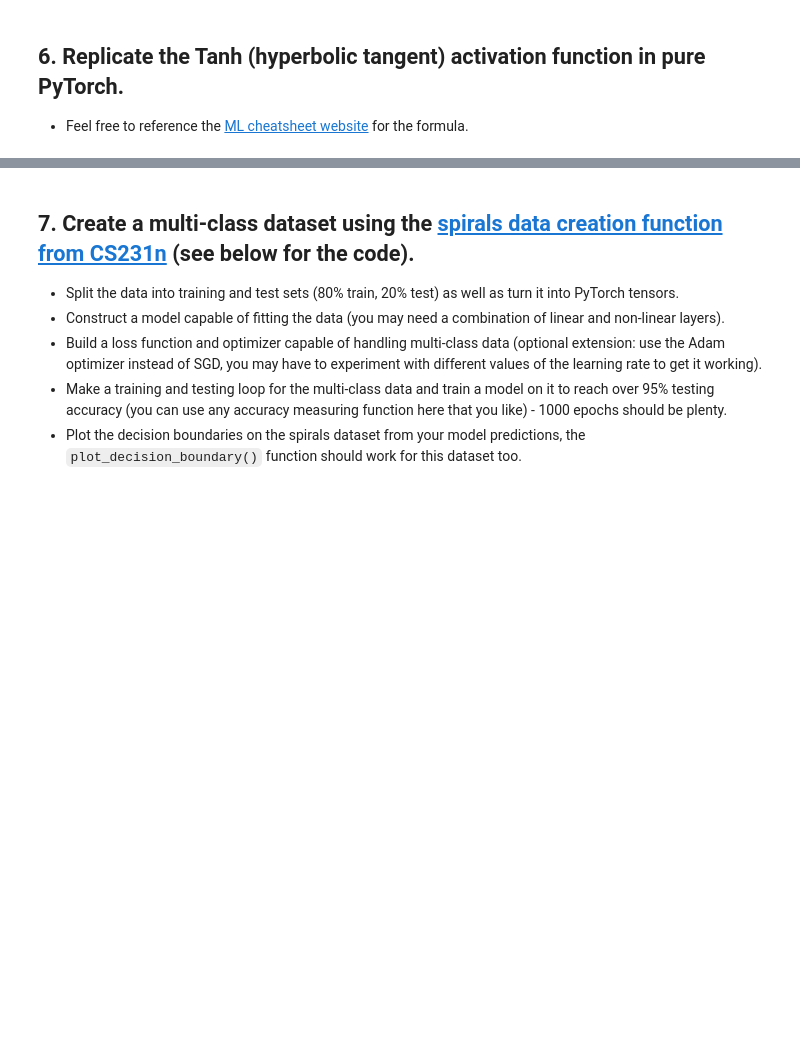
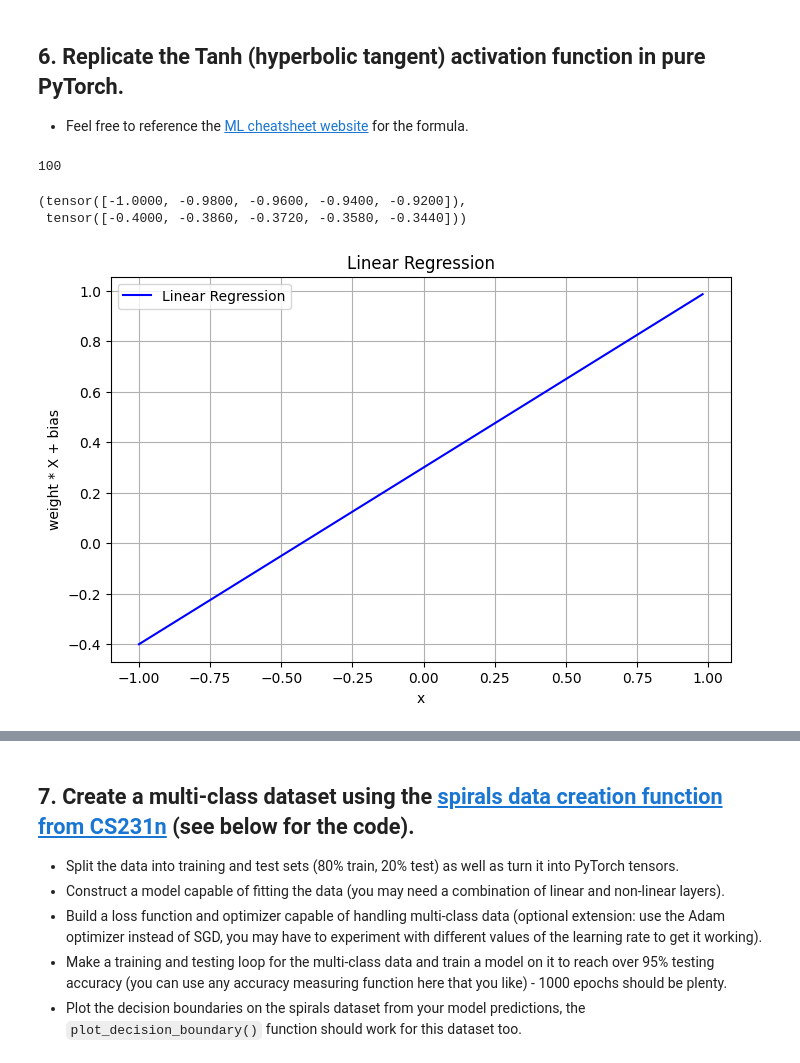
Before and after one commit to Adnan-edu/pytorch-deep-learning, a Jupyter notebook: 02_pytorch_classification_exercises.ipynb, the cells around one changed output, grey strips where cells are left out. Drawn from its saved outputs; the diff is of its cells as text; code cells hidden in the pictures; blank space fills up the shorter version.

Commit message:
Completed PyTorch classification exercises

```diff
--- a/02_pytorch_classification_exercises.ipynb
+++ b/02_pytorch_classification_exercises.ipynb
@@ -341,0 +336,33 @@ plot_decision_boundary(model_0, X_test, y_test)
+# %%
+import torch
+# Create a straight line tensor
+weight = 0.7
+bias = 0.3
+start = -1
+end = 1
+step = 0.02
+
+X_regression = torch.arange(start, end, step)
+y_regression = weight * X_regression + bias
+
+# Check the data
+print(len(X_regression))
+X_regression[:5], y_regression[:5]
+# %% [output]
+100
+(tensor([-1.0000, -0.9800, -0.9600, -0.9400, -0.9200]),
+ tensor([-0.4000, -0.3860, -0.3720, -0.3580, -0.3440]))
+# %%
+# Visualize
+import matplotlib.pyplot as plt
+
+plt.figure(figsize=(8, 5))
+plt.plot(X_regression, y_regression, label='Linear Regression', color='b')
+plt.xlabel("x")
+plt.ylabel("weight * X + bias")
+plt.title("Linear Regression")
+plt.grid(True)
+plt.legend()
+plt.show()
+# %% [output]
+[figure, added]
```
Also changed, not shown: parts of 16 cells of this notebook.
